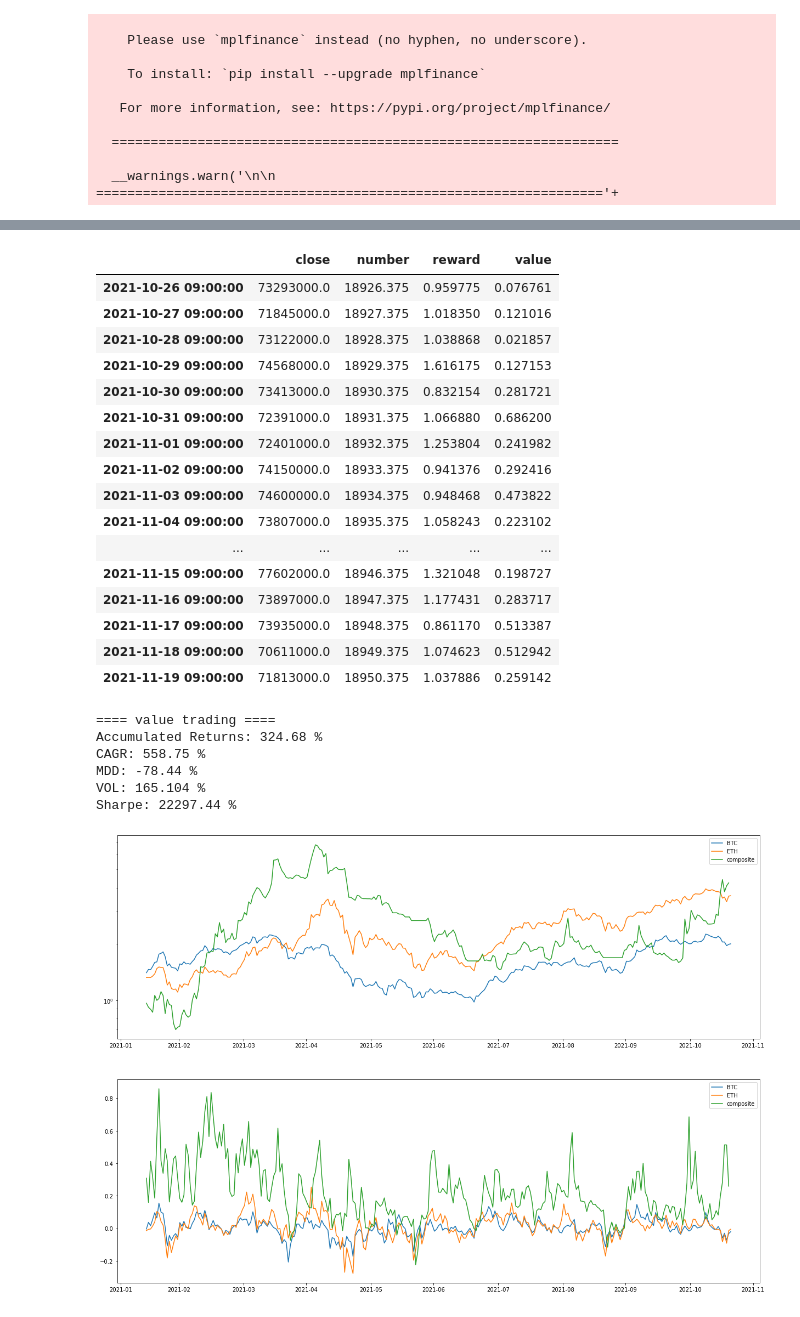
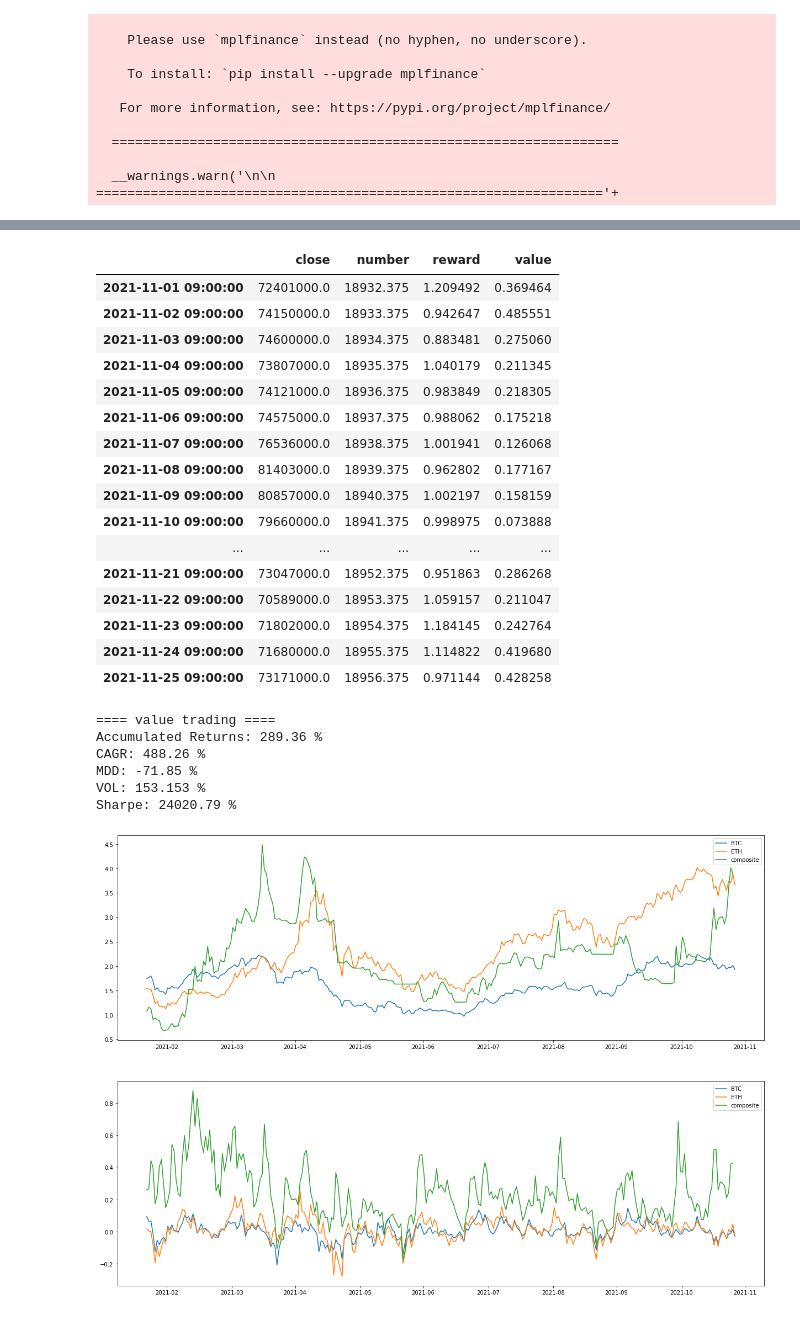
Before and after one commit to choij1589/SystemTrading, a Jupyter notebook: AlgoTrading/UpbitBot.ipynb, the cells around one changed output, grey strips where cells are left out. Cells and saved outputs as stored; diff of their text form; code cells hidden in the pictures.

```diff
--- a/AlgoTrading/UpbitBot.ipynb
+++ b/AlgoTrading/UpbitBot.ipynb
@@ -91,8 +91,8 @@ for idx in REFERENCE.index:
     volumes = dict()
     for coin in samples.keys():
         try:
-            #volumes[coin] = samples[coin].loc[idx, 'close'] * samples[coin].loc[idx, 'volume']
-            volumes[coin] = samples[coin].loc[idx, 'MFI']
+            volumes[coin] = samples[coin].loc[idx, 'close'] * samples[coin].loc[idx, 'volume']
+            #volumes[coin] = samples[coin].loc[idx, 'MFI']
         except:
             continue
     top20v = dict(sorted(volumes.items(), key=(lambda x: x[1]), reverse=True)[:20])
@@ -107,16 +107,16 @@ for idx in REFERENCE.index:
 
     if len(values) == 0:
         continue
-    value = np.mean(list(res.values()))
 
     res = dict(sorted(values.items(), key=(lambda x: x[1]), reverse=True)[:5])
+    value = np.mean(list(res.values()))
 
     reward = 0.
     for i, coin in enumerate(res.keys()):
         ratio = 1./len(res)
 
         #if samples[coin].loc[idx, 'momentum'] < 0. or samples[coin].loc[idx, 'value'] < samples["BTCUSDT"].loc[idx, 'value']:
-        if samples[coin].loc[idx, 'momentum'] < 0.2:
+        if samples[coin].loc[idx, 'momentum'] < 0.3:
             reward += ratio
         else:
             reward += ratio*(samples[coin].shift(-1).loc[idx, 'return']-0.002)
@@ -127,22 +127,22 @@ book.dropna(inplace=True)
 book.tail(25)
 # %% [output]
 |  | close | number | reward | value |
-| 2021-10-26 09:00:00 | 73293000.0 | 18926.375 | 0.959775 | 0.076761 |
-| 2021-10-27 09:00:00 | 71845000.0 | 18927.375 | 1.018350 | 0.121016 |
-| 2021-10-28 09:00:00 | 73122000.0 | 18928.375 | 1.038868 | 0.021857 |
-| 2021-10-29 09:00:00 | 74568000.0 | 18929.375 | 1.616175 | 0.127153 |
-| 2021-10-30 09:00:00 | 73413000.0 | 18930.375 | 0.832154 | 0.281721 |
-| 2021-10-31 09:00:00 | 72391000.0 | 18931.375 | 1.066880 | 0.686200 |
-| 2021-11-01 09:00:00 | 72401000.0 | 18932.375 | 1.253804 | 0.241982 |
-| 2021-11-02 09:00:00 | 74150000.0 | 18933.375 | 0.941376 | 0.292416 |
-| 2021-11-03 09:00:00 | 74600000.0 | 18934.375 | 0.948468 | 0.473822 |
-| 2021-11-04 09:00:00 | 73807000.0 | 18935.375 | 1.058243 | 0.223102 |
+| 2021-11-01 09:00:00 | 72401000.0 | 18932.375 | 1.209492 | 0.369464 |
+| 2021-11-02 09:00:00 | 74150000.0 | 18933.375 | 0.942647 | 0.485551 |
+| 2021-11-03 09:00:00 | 74600000.0 | 18934.375 | 0.883481 | 0.275060 |
+| 2021-11-04 09:00:00 | 73807000.0 | 18935.375 | 1.040179 | 0.211345 |
+| 2021-11-05 09:00:00 | 74121000.0 | 18936.375 | 0.983849 | 0.218305 |
+| 2021-11-06 09:00:00 | 74575000.0 | 18937.375 | 0.988062 | 0.175218 |
+| 2021-11-07 09:00:00 | 76536000.0 | 18938.375 | 1.001941 | 0.126068 |
+| 2021-11-08 09:00:00 | 81403000.0 | 18939.375 | 0.962802 | 0.177167 |
+| 2021-11-09 09:00:00 | 80857000.0 | 18940.375 | 1.002197 | 0.158159 |
+| 2021-11-10 09:00:00 | 79660000.0 | 18941.375 | 0.998975 | 0.073888 |
 | ... | ... | ... | ... | ... |
-| 2021-11-15 09:00:00 | 77602000.0 | 18946.375 | 1.321048 | 0.198727 |
-| 2021-11-16 09:00:00 | 73897000.0 | 18947.375 | 1.177431 | 0.283717 |
-| 2021-11-17 09:00:00 | 73935000.0 | 18948.375 | 0.861170 | 0.513387 |
-| 2021-11-18 09:00:00 | 70611000.0 | 18949.375 | 1.074623 | 0.512942 |
-| 2021-11-19 09:00:00 | 71813000.0 | 18950.375 | 1.037886 | 0.259142 |
+| 2021-11-21 09:00:00 | 73047000.0 | 18952.375 | 0.951863 | 0.286268 |
+| 2021-11-22 09:00:00 | 70589000.0 | 18953.375 | 1.059157 | 0.211047 |
+| 2021-11-23 09:00:00 | 71802000.0 | 18954.375 | 1.184145 | 0.242764 |
+| 2021-11-24 09:00:00 | 71680000.0 | 18955.375 | 1.114822 | 0.419680 |
+| 2021-11-25 09:00:00 | 73171000.0 | 18956.375 | 0.971144 | 0.428258 |
 # %%
 # evaluate
 total_reward = 1.
@@ -156,37 +156,37 @@ daily_drawdown = book['total_reward']/historical_max - 1.
 historical_dd = daily_drawdown.cummin()
 MDD = historical_dd.min()
 VOL = np.std(book['reward'])*np.sqrt(365.)                                     # 주가의 변동폭은 시간의 제곱근에 비례
 Sharpe = (np.mean(book['reward'])/np.std(book['reward'])*np.sqrt(365.))       # 연율화된 sharpe ratio # unacceptable
 
 print("==== value trading ====")
 print("Accumulated Returns:", round((total_reward-1.)*100, 2), "%")
 print("CAGR:", round(CAGR*100, 2), "%")
 print("MDD:", round(MDD*100, 2), "%")
 print("VOL:", round(VOL*100, 3), "%")
 print("Sharpe:", round(Sharpe*100,2), "%")
 
 plt.figure(figsize=(21, 15))
 plt.subplot(2, 1, 1)
-plt.yscale('log')
+#plt.yscale('log')
 #for coin in samples.keys():
 #    plt.plot(samples[coin].index, samples[coin].total_reward, label=coin)
 plt.plot(samples['KRW-BTC'].index, samples['KRW-BTC'].total_reward, label="BTC")
 plt.plot(samples['KRW-ETH'].index, samples['KRW-ETH'].total_reward, label="ETH")
 plt.plot(book.index, book.total_reward, label='composite')
 plt.legend(loc='best')
 
 plt.subplot(2, 1, 2)
 plt.plot(samples['KRW-BTC'].index, samples['KRW-BTC'].value, label="BTC")
 plt.plot(samples['KRW-ETH'].index, samples['KRW-ETH'].value, label="ETH")
 plt.plot(book.index, book.value, label="composite")
 plt.legend(loc='best')
 
 plt.show()
 # %% [output]
 ==== value trading ====
-Accumulated Returns: 324.68 %
-CAGR: 558.75 %
-MDD: -78.44 %
-VOL: 165.104 %
-Sharpe: 22297.44 %
+Accumulated Returns: 289.36 %
+CAGR: 488.26 %
+MDD: -71.85 %
+VOL: 153.153 %
+Sharpe: 24020.79 %
-[figure, old version]
+[figure, new version]
```
Also changed, not shown: parts of 1 cell of this notebook, 7 other files.
